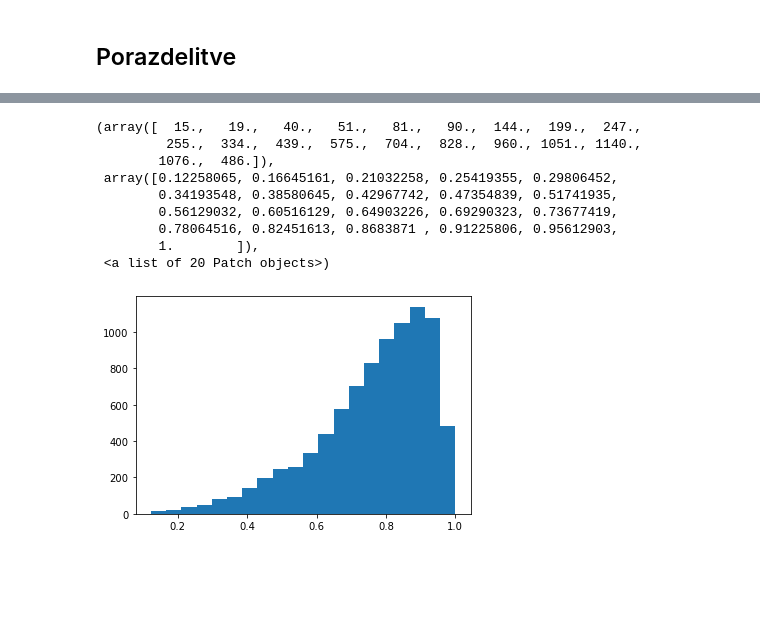
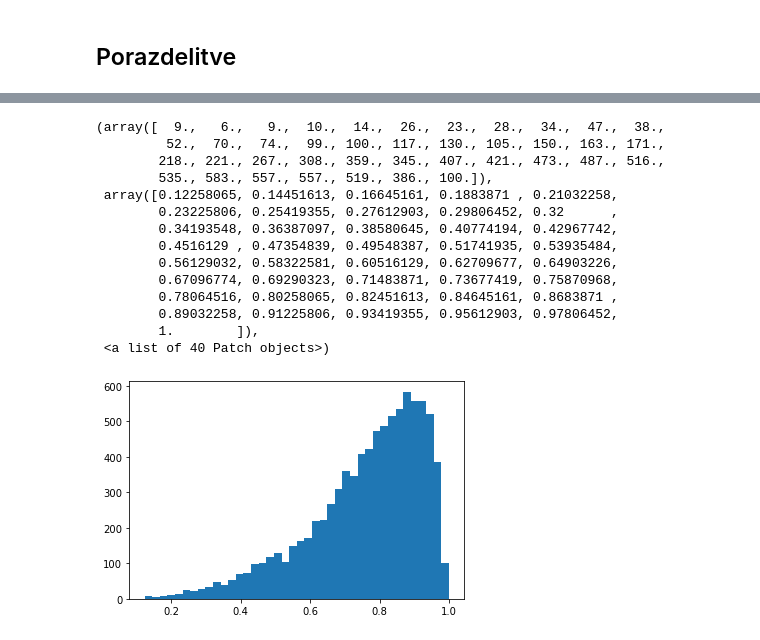
Before and after one commit to matejgrzinic/PR20MGDPMZML, a Jupyter notebook: popovic.ipynb, the cells around one changed output, grey strips where cells are left out. Saved outputs shown, nothing was run; the diff lists cells and outputs as text; code cells hidden in the pictures; blank space fills up the shorter version.

```diff
--- a/popovic.ipynb
+++ b/popovic.ipynb
@@ -357,15 +358,20 @@ mySteam.head()
 | 4 | 50 | Half-Life: Opposing Force | Gearbox Software | Valve | windows;mac;linux | Single-player;Multi-player;Valve ... | Action | FPS;Action;Sci-fi | ... |
 # %%
 mySteam.head()
-plt.hist(mySteam[mySteam.reviews > 100].rating, bins=20)
+plt.hist(mySteam[mySteam.reviews > 100].rating, bins=40)
 # %% [output]
-(array([  15.,   19.,   40.,   51.,   81.,   90.,  144.,  199.,  247.,
-         255.,  334.,  439.,  575.,  704.,  828.,  960., 1051., 1140.,
-        1076.,  486.]),
- array([0.12258065, 0.16645161, 0.21032258, 0.25419355, 0.29806452,
-        0.34193548, 0.38580645, 0.42967742, 0.47354839, 0.51741935,
-        0.56129032, 0.60516129, 0.64903226, 0.69290323, 0.73677419,
-        0.78064516, 0.82451613, 0.8683871 , 0.91225806, 0.95612903,
+(array([  9.,   6.,   9.,  10.,  14.,  26.,  23.,  28.,  34.,  47.,  38.,
+         52.,  70.,  74.,  99., 100., 117., 130., 105., 150., 163., 171.,
+        218., 221., 267., 308., 359., 345., 407., 421., 473., 487., 516.,
+        535., 583., 557., 557., 519., 386., 100.]),
+ array([0.12258065, 0.14451613, 0.16645161, 0.1883871 , 0.21032258,
+        0.23225806, 0.25419355, 0.27612903, 0.29806452, 0.32      ,
+        0.34193548, 0.36387097, 0.38580645, 0.40774194, 0.42967742,
+        0.4516129 , 0.47354839, 0.49548387, 0.51741935, 0.53935484,
+        0.56129032, 0.58322581, 0.60516129, 0.62709677, 0.64903226,
+        0.67096774, 0.69290323, 0.71483871, 0.73677419, 0.75870968,
+        0.78064516, 0.80258065, 0.82451613, 0.84645161, 0.8683871 ,
+        0.89032258, 0.91225806, 0.93419355, 0.95612903, 0.97806452,
         1.        ]),
- <a list of 20 Patch objects>)
+ <a list of 40 Patch objects>)
-[figure, old version]
+[figure, new version]
```
Also changed, not shown: parts of 1 cell of this notebook.
